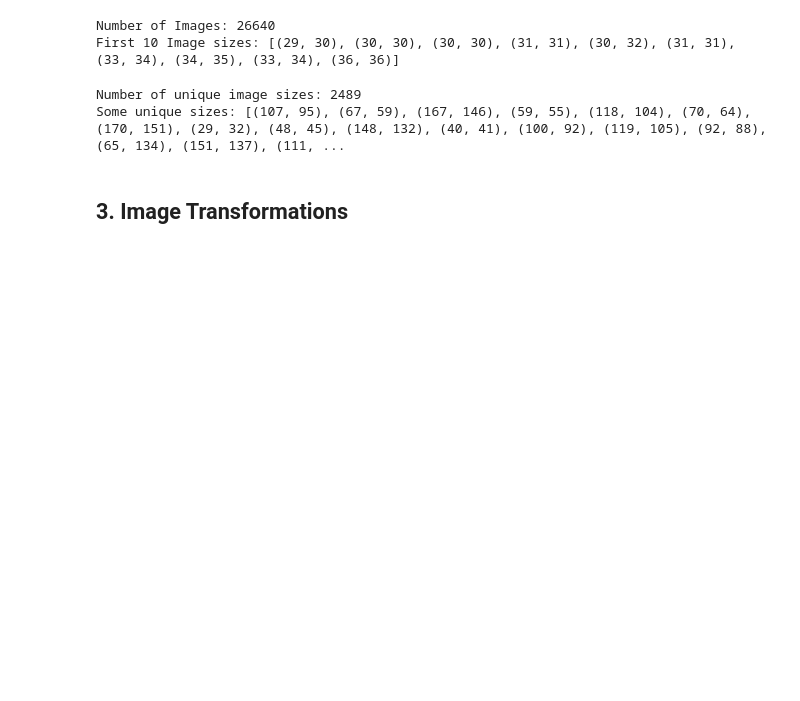
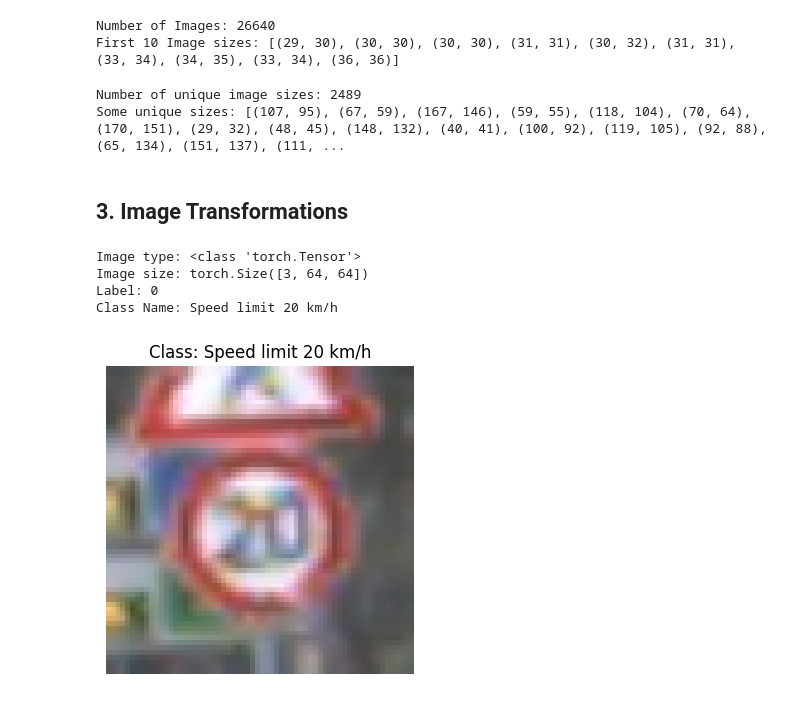
Before and after one commit to RabinPhuyal/Traffic-Sign-Classification-With-Pytorch, a Jupyter notebook: Traffic_Sign_Classification_With_PyTorch.ipynb, the cells around one changed output. Saved outputs shown, nothing was run; the diff lists cells and outputs as text; code cells hidden in the pictures; blank space fills up the shorter version.

Commit message:
Visualized Transformed Image

```diff
--- a/Traffic_Sign_Classification_With_PyTorch.ipynb
+++ b/Traffic_Sign_Classification_With_PyTorch.ipynb
@@ -210,3 +210,43 @@ test_transform = transforms.Compose([
     transforms.Resize((64,64)),
     transforms.ToTensor()
 ])
+# %%
+# Apply the transforms to the dataset
+train_data = datasets.GTSRB(
+    root="data",
+    split="train",
+    transform=train_transform,
+    download= True
+)
+
+test_data = datasets.GTSRB(
+    root="data",
+    split="test",
+    transform = test_transform,
+    download =True
+)
+# %%
+#Inspecting image
+image,label = train_data[0]
+
+print(f"Image type: {type(image)}")
+print(f"Image size: {image.shape}")
+print(f"Label: {label}")
+print(f"Class Name: {class_names[label]}")
+# %% [output]
+Image type: <class 'torch.Tensor'>
+Image size: torch.Size([3, 64, 64])
+Label: 0
+Class Name: Speed limit 20 km/h
+# %%
+#Visualize the transformed image
+plt.figure(figsize=(4,4))
+
+plt.imshow(image.permute(1,2,0))
+
+plt.title(f"Class: {class_names[label]}")
+plt.axis("off")
+
+plt.show()
+# %% [output]
+[figure, added]
```
